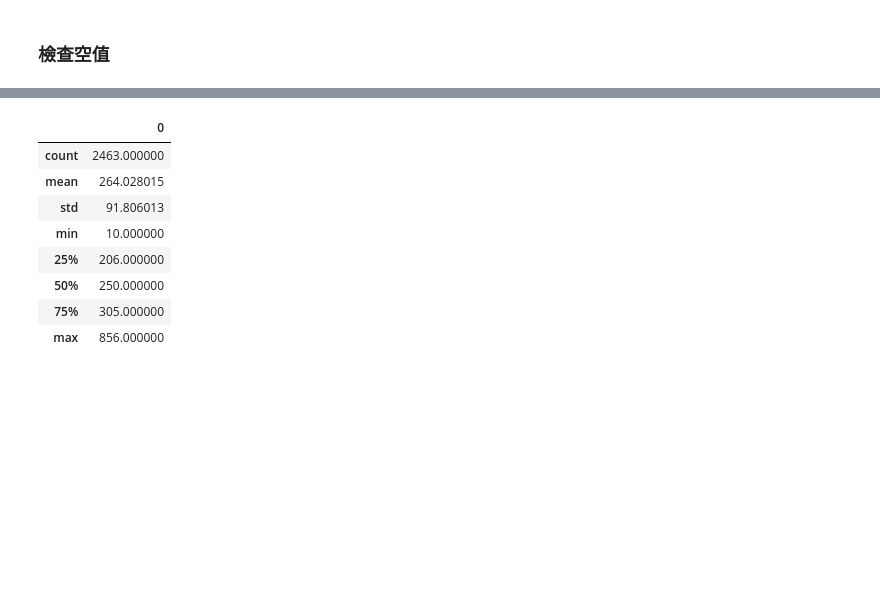
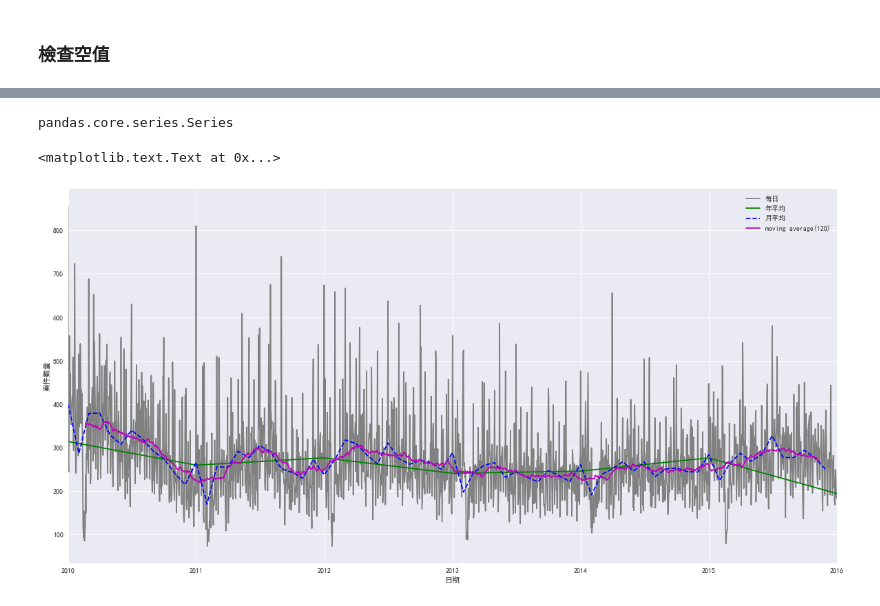
Before and after one commit to jc7qx/pylearning, a Jupyter notebook: 國網犯罪.ipynb, the cells around one changed output, grey strips where cells are left out. Saved outputs shown, nothing was run; the diff lists cells and outputs as text; code cells hidden in the pictures; blank space fills up the shorter version.

```diff
--- a/國網犯罪.ipynb
+++ b/國網犯罪.ipynb
@@ -259,13 +282,18 @@ crimedd = pd.DataFrame(dd.size())
-# %%
-crimedd.head()
-crimedd.describe()
-# %% [output]
-|  | 0 |
-| count | 2463.000000 |
-| mean | 264.028015 |
-| std | 91.806013 |
-| min | 10.000000 |
-| 25% | 206.000000 |
-| 50% | 250.000000 |
-| 75% | 305.000000 |
-| max | 856.000000 |
+# %%
+dategroup = crimedate_df.groupby("date1")
+datedd = dategroup.size()
+type(datedd)
+# %% [output]
+pandas.core.series.Series
+# %%
+plt.figure(figsize=(20,10))
+datedd["2010":"2015"].plot(style="gray")
+datedd["2010":"2016"].resample('A').mean().plot(style="g-")
+datedd["2010":"2015"].resample("M").mean().plot(style="b--")
+datedd["2010":"2015"].rolling(100, center=True).mean().plot(style="m-")
+plt.legend(["每日","年平均","月平均","moving average(120)"], loc="upper right")
+plt.xlabel("日期")
+plt.ylabel("案件數量")
+# %% [output]
+<matplotlib.text.Text at 0x...>
+[figure, added]
```
Also changed, not shown: parts of 28 cells of this notebook.
